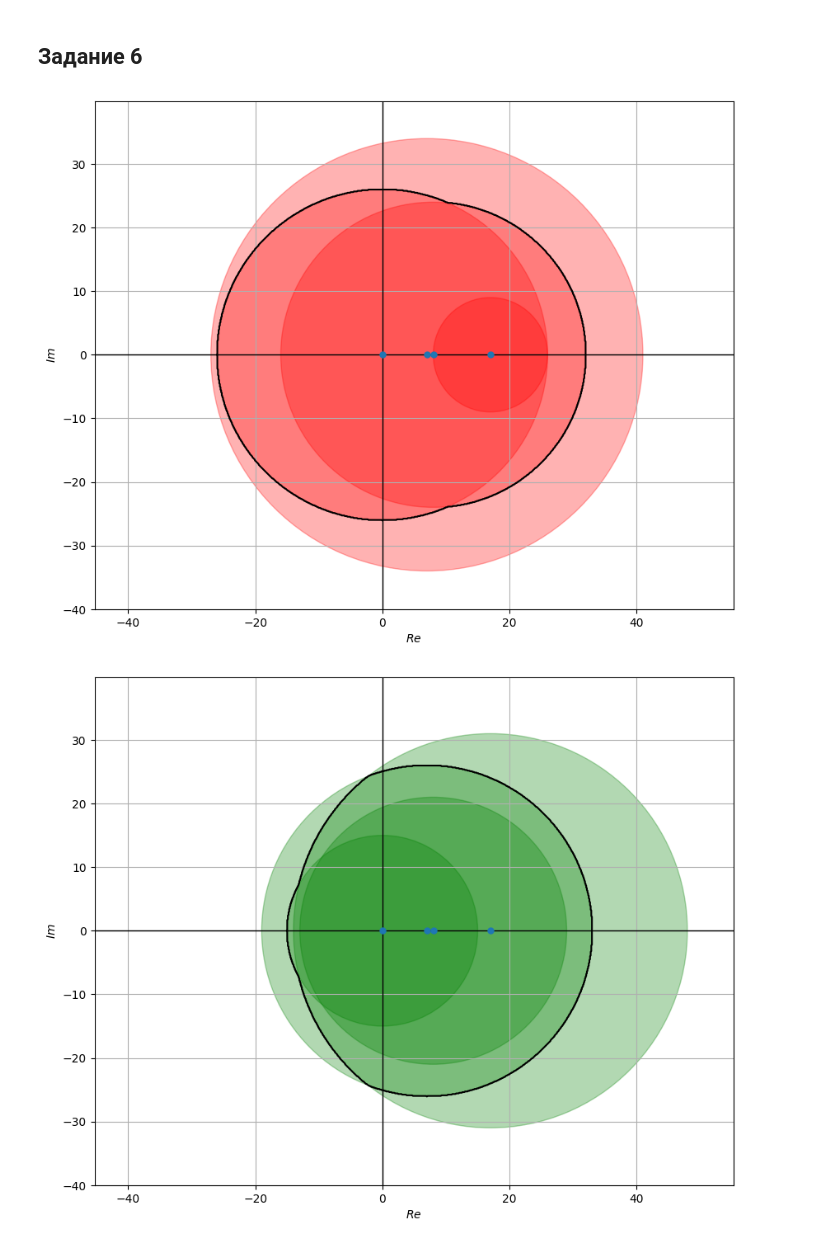
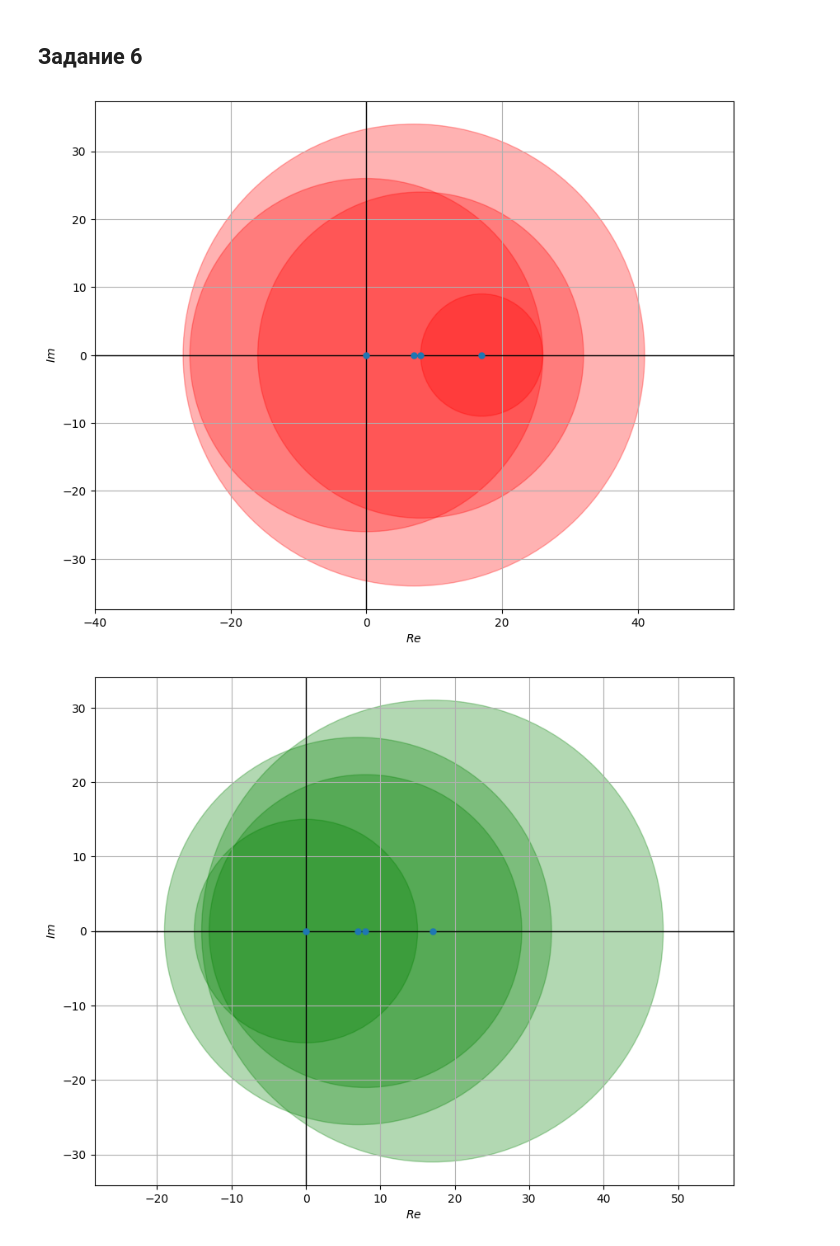
Before and after one commit to Clai101/HSE, a Jupyter notebook: Minor/2/CW_2.ipynb, the cells around one changed output. Saved outputs shown, nothing was run; the diff lists cells and outputs as text; code cells hidden in the pictures.

```diff
--- a/Minor/2/CW_2.ipynb
+++ b/Minor/2/CW_2.ipynb
@@ -451,7 +478,6 @@ mask_grid_1 = np.any(mask_grid_1, axis=0)
 # %%
 
 fig, ax = plt.subplots(figsize=(10, 8))
-plt.contour(xx, yy, intersection_grid_1, levels=[0.30], colors='black')
 plt.axhline(0, color='black', lw=1)
 plt.axvline(0, color='black', lw=1)
 ax.plot(e, np.zeros_like(e), '.', markersize=10)
@@ -463,4 +489,4 @@ plt.xlabel("$Re$")
 plt.axis('equal')
 plt.savefig("Imgs/evs.png")
 # %% [output]
-[figure, old version]
+[figure, new version]
@@ -477,15 +493,14 @@ mask_grid_2 = np.any(mask_grid_2, axis=0)
 # %%
 fig, ax = plt.subplots(figsize=(10, 8))
-plt.contour(xx, yy, intersection_grid_2, levels=[0.30], colors='black')
 plt.axhline(0, color='black', lw=1)
 plt.axvline(0, color='black', lw=1)
 ax.plot(et, np.zeros_like(et), '.', markersize=10)
 for i,j in list(zip(et, rt)):
     ax.add_patch(plt.Circle((i, 0), j, color='green', alpha=0.3))
 ax.grid(True)
 plt.ylabel("$Im$")
 plt.xlabel("$Re$")
 plt.axis('equal')
 plt.savefig("Imgs/evs_t.png")
 # %% [output]
-[figure, old version]
+[figure, new version]
```
Also changed, not shown: parts of 12 cells of this notebook, 19 other files.
